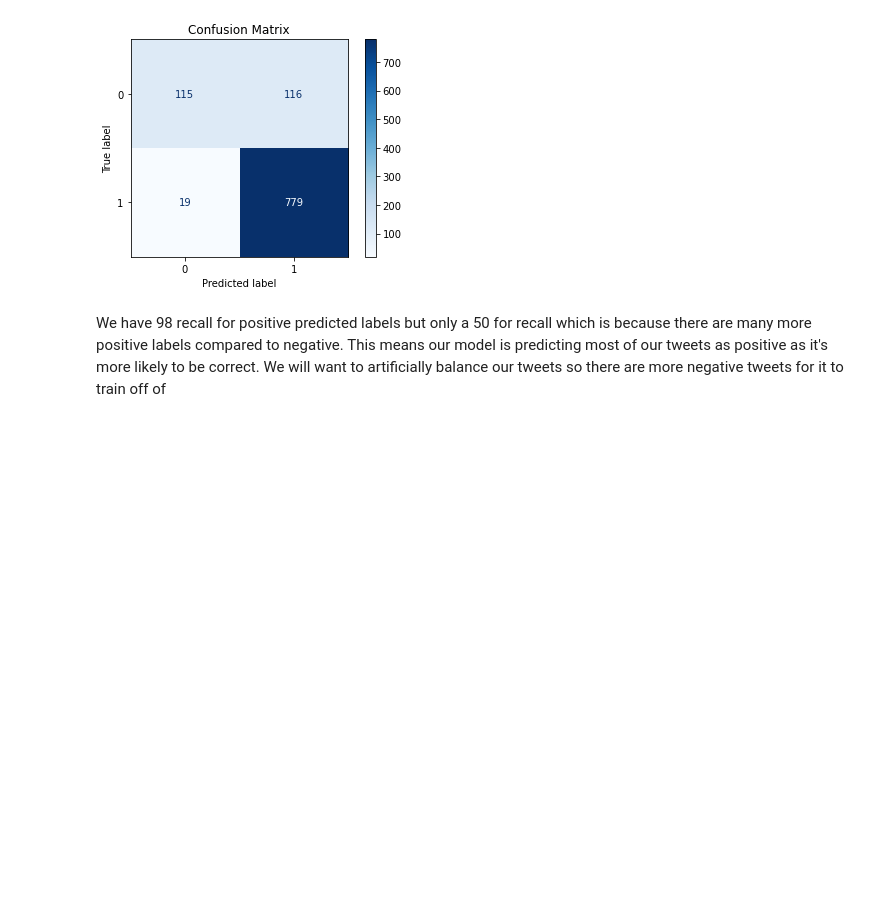
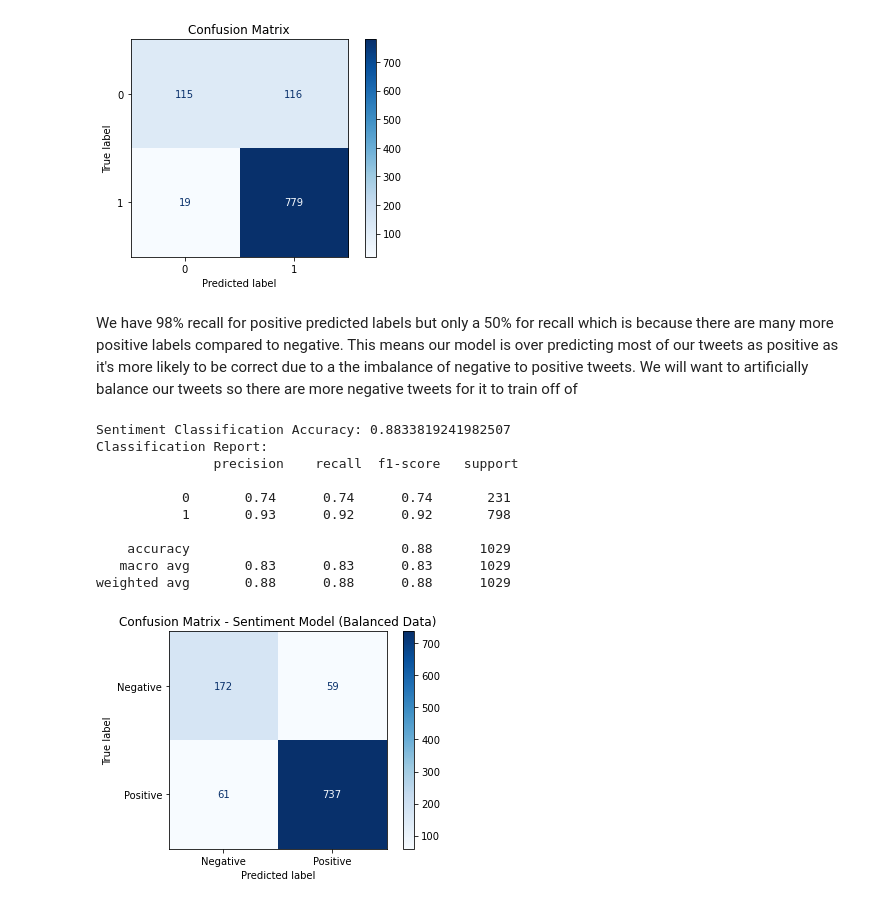
Before and after one commit to jaredlil/project-4-twitter-sentiment, a Jupyter notebook: project-4-twitter-sentiment.ipynb, the cells around one changed output. Cells and saved outputs as stored; diff of their text form; code cells hidden in the pictures; blank space fills up the shorter version.

```diff
--- a/project-4-twitter-sentiment.ipynb
+++ b/project-4-twitter-sentiment.ipynb
@@ -690,4 +685,4 @@ plt.show()
 # %% [output]
 [figure]
 # %% [markdown]
-We have 98 recall for positive predicted labels but only a 50 for recall which is because there are many more positive labels compared to negative. This means our model is predicting most of our tweets as positive as it's more likely to be correct. We will want to artificially balance our tweets so there are more negative tweets for it to train off of
+We have 98% recall for positive predicted labels but only a 50% for recall which is because there are many more positive labels compared to negative. This means our model is over predicting most of our tweets as positive as it's more likely to be correct due to a the imbalance of negative to positive tweets. We will want to artificially balance our tweets so there are more negative tweets for it to train off of
@@ -695,0 +689,48 @@ We have 98 recall for positive predicted labels but only a 50 for recall which i
+# %%
+# Filter dataset to only include positive and negative sentiment
+df_sentiment = df[df['vader_sentiment'] != 'Neutral emotion'].copy()
+
+# Define target labels (1 for Positive, 0 for Negative)
+y_sentiment = df_sentiment['vader_sentiment'].map({'Positive emotion': 1, 'Negative emotion': 0})
+
+# Feature extraction: Convert text into numerical features (TF-IDF)
+vectorizer = TfidfVectorizer(max_features=5000)
+X_sentiment = vectorizer.fit_transform(df_sentiment['clean_text'])  # Use raw text here
+
+# Split into training and test sets BEFORE oversampling
+X_train, X_test, y_train, y_test = train_test_split(X_sentiment, y_sentiment, test_size=0.2, random_state=42)
+
+# Apply RandomOverSampler to balance the dataset
+ros = RandomOverSampler(random_state=42)
+X_resampled, y_resampled = ros.fit_resample(X_train, y_train)
+
+# Initialize the logistic regression model
+model = LogisticRegression(max_iter=1000, random_state=42)
+
+model.fit(X_resampled, y_resampled)
+
+# Make predictions
+y_pred = model.predict(X_test)
+
+# Evaluate Model Performance
+print("Sentiment Classification Accuracy:", accuracy_score(y_test, y_pred))
+print("Classification Report:\n", classification_report(y_test, y_pred))
+
+# Confusion Matrix
+cm = confusion_matrix(y_test, y_pred)
+disp = ConfusionMatrixDisplay(confusion_matrix=cm, display_labels=['Negative', 'Positive'])
+disp.plot(cmap='Blues')
+plt.title("Confusion Matrix - Sentiment Model (Balanced Data)")
+plt.show()
+# %% [output]
+Sentiment Classification Accuracy: 0.8833819241982507
+Classification Report:
+               precision    recall  f1-score   support
+
+           0       0.74      0.74      0.74       231
+           1       0.93      0.92      0.92       798
+
+    accuracy                           0.88      1029
+   macro avg       0.83      0.83      0.83      1029
+weighted avg       0.88      0.88      0.88      1029
+[figure, added]
```
Also changed, not shown: parts of 8 cells of this notebook, 1 other file.
